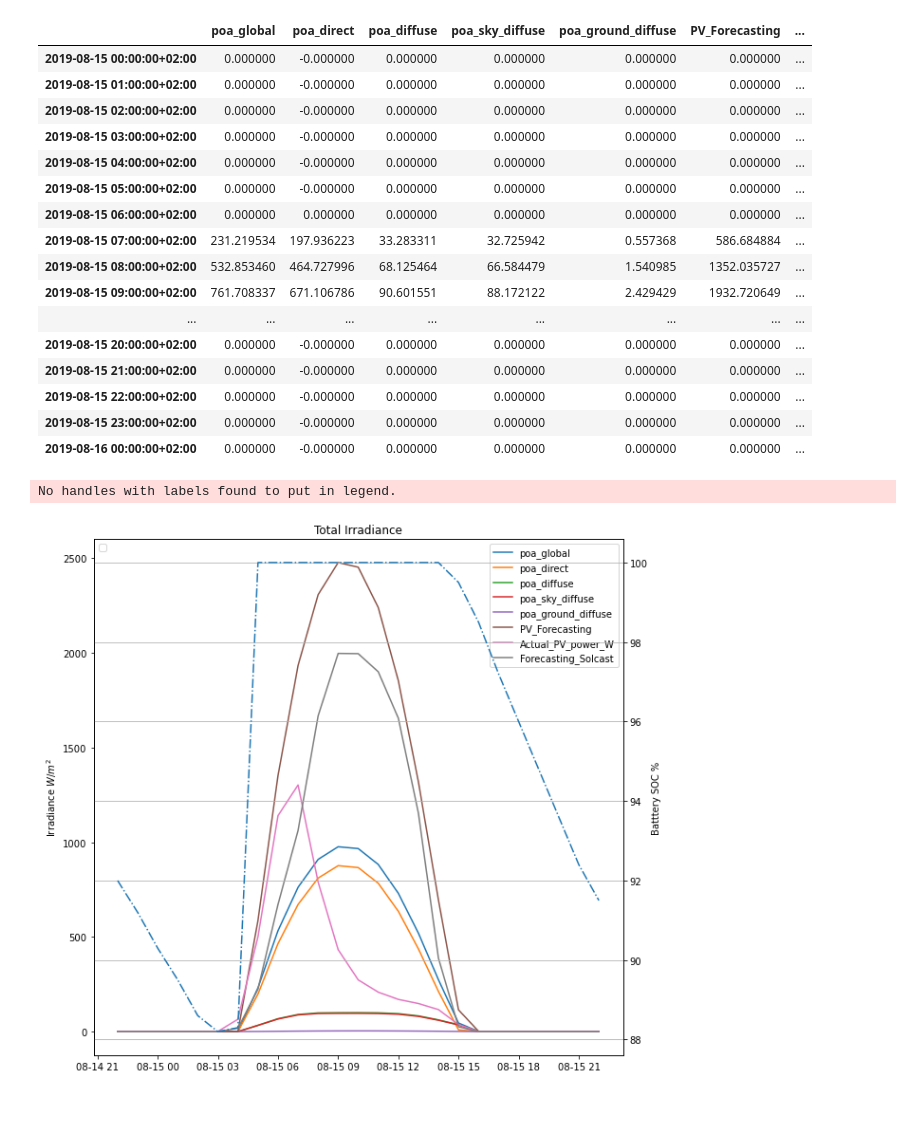
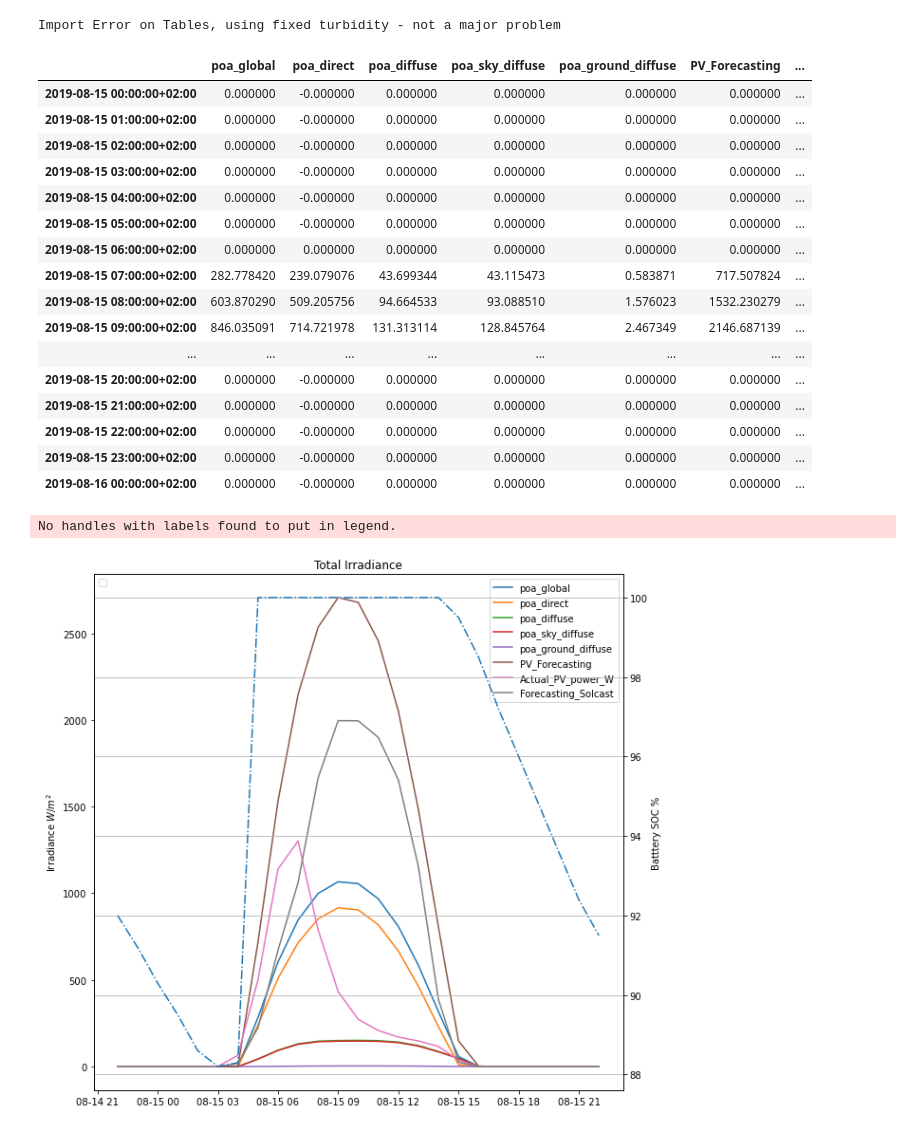
Before and after one commit to cogent-computing/Heed-Microcontroller, a Jupyter notebook: notebooks/PV Forecast.ipynb, the cells around one changed output. Saved outputs shown, nothing was run; the diff lists cells and outputs as text; code cells hidden in the pictures.

```diff
--- a/notebooks/PV Forecast.ipynb
+++ b/notebooks/PV Forecast.ipynb
@@ -47,7 +47,7 @@ area = 16.37
 surf_tilt = 15
 surf_az = 119.5 #It might be more like 119.5
 
-clear_index = 0.545
+clear_index = 0.634
 
 Clearness_Index=[0.482,0.482,0.466,0.464,0.484,0.566,0.587,0.545,0.521,0.49,0.465,0.481]
 
@@ -55,9 +55,13 @@ tus = Location(lat, long, "Africa/Kigali", height, 'Kigeme')
 
 times = pd.date_range(start=start_date, end=end_date, freq='1H', tz=tus.tz)
 
-cs = tus.get_clearsky(times, model='ineichen')  # ineichen with climatology table by default
+try:
+    cs = tus.get_clearsky(times, model='ineichen')  # ineichen with climatology table by default
+except ImportError:
+    print("Import Error on Tables, using fixed turbidity - not a major problem")
+    cs = tus.get_clearsky(times,model="ineichen", linke_turbidity=3)
 
-cs['dhi']= cs['dhi']*clear_index
+#cs['dhi']= cs['dhi']*clear_index
 #cs['dni']= cs['dni']*clear_index
 #cs['ghi']= cs['ghi']*clear_index
 
@@ -90,35 +94,36 @@ total_irrad['Forecasting_Solcast'] = df_cons
 display(total_irrad)
 fig = plt.figure()
 ax = fig.add_subplot(111)
 ax.plot(total_irrad.index, total_irrad)
 ax2 = ax.twinx()
 ax2.plot(df_bat,"-.")
 ax2.legend(loc='upper left')
 ax.set_ylabel('Irradiance $W/m^2$');
 ax2.set_ylabel('Batttery SOC %');
 # ax.set_ylim([0, 300])
 plt.grid()
 ax.legend(total_irrad.columns.values,loc='upper right')
 plt.title('Total Irradiance');
 plt.show()
 #total_irrad.to_csv("pv_forecast_test.csv")
 # %% [output]
+Import Error on Tables, using fixed turbidity - not a major problem
 |  | poa_global | poa_direct | poa_diffuse | poa_sky_diffuse | poa_ground_diffuse | PV_Forecasting | ... |
 | 2019-08-15 00:00:00+02:00 | 0.000000 | -0.000000 | 0.000000 | 0.000000 | 0.000000 | 0.000000 | ... |
 | 2019-08-15 01:00:00+02:00 | 0.000000 | -0.000000 | 0.000000 | 0.000000 | 0.000000 | 0.000000 | ... |
 | 2019-08-15 02:00:00+02:00 | 0.000000 | -0.000000 | 0.000000 | 0.000000 | 0.000000 | 0.000000 | ... |
 | 2019-08-15 03:00:00+02:00 | 0.000000 | -0.000000 | 0.000000 | 0.000000 | 0.000000 | 0.000000 | ... |
 | 2019-08-15 04:00:00+02:00 | 0.000000 | -0.000000 | 0.000000 | 0.000000 | 0.000000 | 0.000000 | ... |
 | 2019-08-15 05:00:00+02:00 | 0.000000 | -0.000000 | 0.000000 | 0.000000 | 0.000000 | 0.000000 | ... |
 | 2019-08-15 06:00:00+02:00 | 0.000000 | 0.000000 | 0.000000 | 0.000000 | 0.000000 | 0.000000 | ... |
-| 2019-08-15 07:00:00+02:00 | 231.219534 | 197.936223 | 33.283311 | 32.725942 | 0.557368 | 586.684884 | ... |
-| 2019-08-15 08:00:00+02:00 | 532.853460 | 464.727996 | 68.125464 | 66.584479 | 1.540985 | 1352.035727 | ... |
-| 2019-08-15 09:00:00+02:00 | 761.708337 | 671.106786 | 90.601551 | 88.172122 | 2.429429 | 1932.720649 | ... |
+| 2019-08-15 07:00:00+02:00 | 282.778420 | 239.079076 | 43.699344 | 43.115473 | 0.583871 | 717.507824 | ... |
+| 2019-08-15 08:00:00+02:00 | 603.870290 | 509.205756 | 94.664533 | 93.088510 | 1.576023 | 1532.230279 | ... |
+| 2019-08-15 09:00:00+02:00 | 846.035091 | 714.721978 | 131.313114 | 128.845764 | 2.467349 | 2146.687139 | ... |
 | ... | ... | ... | ... | ... | ... | ... | ... |
 | 2019-08-15 20:00:00+02:00 | 0.000000 | -0.000000 | 0.000000 | 0.000000 | 0.000000 | 0.000000 | ... |
 | 2019-08-15 21:00:00+02:00 | 0.000000 | -0.000000 | 0.000000 | 0.000000 | 0.000000 | 0.000000 | ... |
 | 2019-08-15 22:00:00+02:00 | 0.000000 | -0.000000 | 0.000000 | 0.000000 | 0.000000 | 0.000000 | ... |
 | 2019-08-15 23:00:00+02:00 | 0.000000 | -0.000000 | 0.000000 | 0.000000 | 0.000000 | 0.000000 | ... |
 | 2019-08-16 00:00:00+02:00 | 0.000000 | -0.000000 | 0.000000 | 0.000000 | 0.000000 | 0.000000 | ... |
-No handles with labels found to put in legend.
+No handles with labels found to put in legend.
-[figure, old version]
+[figure, new version]
```
Also changed, not shown: parts of 1 cell of this notebook, 13 other files.
